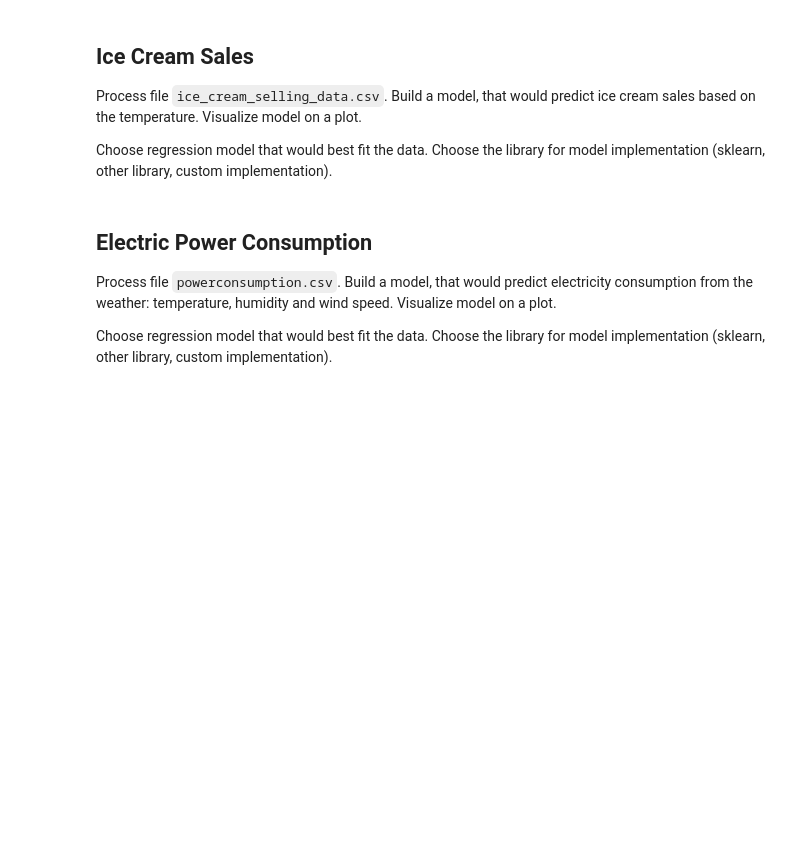
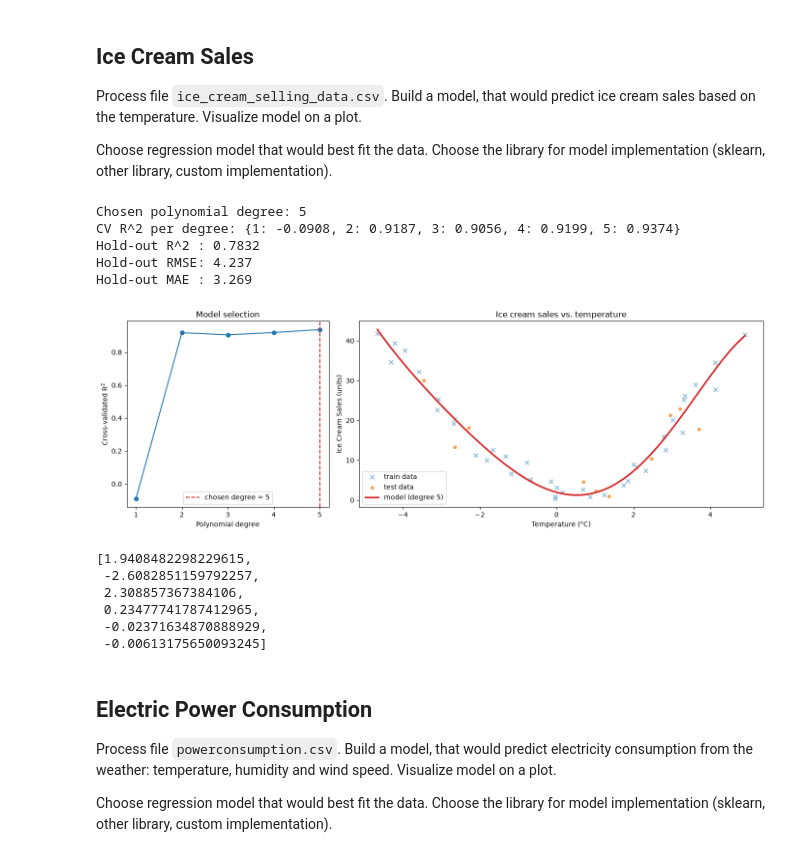
Before and after one commit to ArgasDTiger/ida-labs, a Jupyter notebook: assignement-3.ipynb, the cells around one changed output. Cells and saved outputs as stored; diff of their text form; code cells hidden in the pictures; blank space fills up the shorter version.

```diff
--- a/assignement-3.ipynb
+++ b/assignement-3.ipynb
@@ -63,18 +185,36 @@ Choose regression model that would best fit the data. Choose the library for mod
 # %%
 def ice_cream_selling(data):
     """
     Build a model, that would predict ice cream sales based on the temperature. Visualize model on a plot.
 
     Args:
         data: ice cream sales data.
 
     Returns:
         list: The list of model theta parameters.
     """
-    return None
+    # use column positions: the first column is the temperature, the second one is the sales
+    x_col, y_col = data.columns[0], data.columns[1]
+    return fit_1d_regression(
+        data, x_col, y_col, max_degree=5,
+        title='Ice cream sales vs. temperature'
+    )
 
 data = extract_texts_from_file('resources/ice_cream_selling_data.csv')
 ice_cream_selling(data)
+# %% [output]
+Chosen polynomial degree: 5
+CV R^2 per degree: {1: -0.0908, 2: 0.9187, 3: 0.9056, 4: 0.9199, 5: 0.9374}
+Hold-out R^2 : 0.7832
+Hold-out RMSE: 4.237
+Hold-out MAE : 3.269
+[figure, added]
+[1.9408482298229615,
+ -2.6082851159792257,
+ 2.308857367384106,
+ 0.23477741787412965,
+ -0.02371634870888929,
+ -0.00613175650093245]
 # %% [markdown]
 ## Electric Power Consumption
 
```
Also changed, not shown: parts of 21 cells of this notebook.
